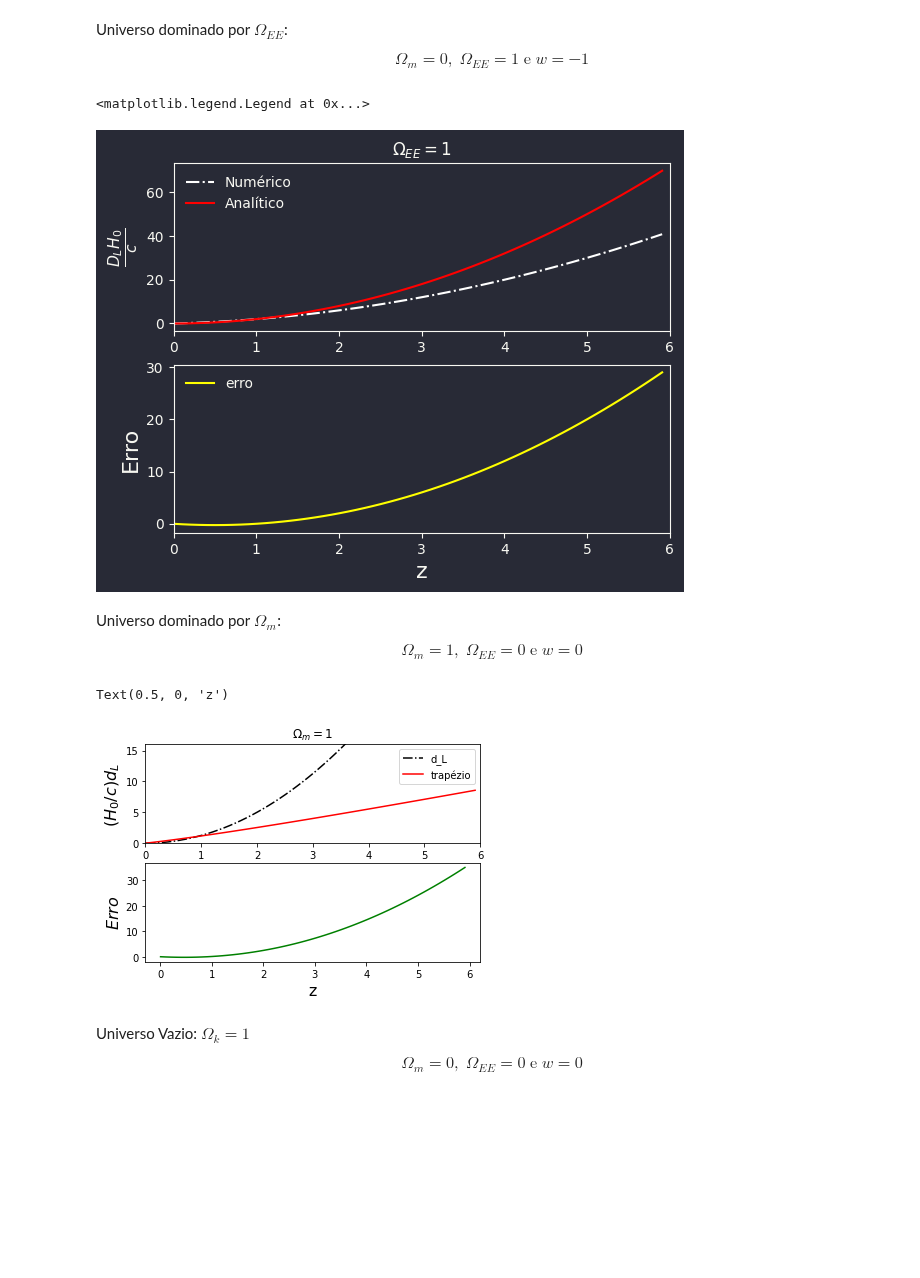
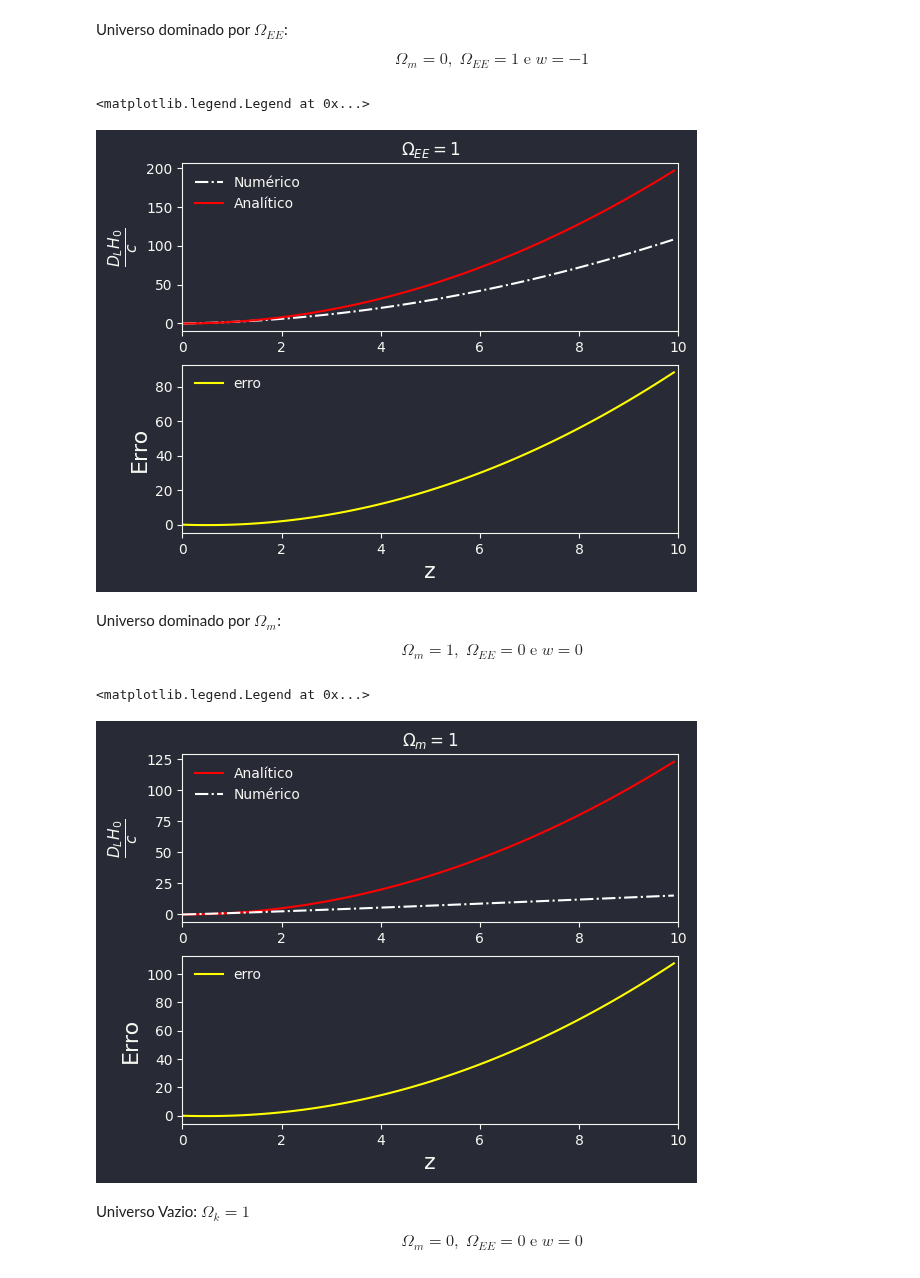
Before and after one commit to Geovannisz/SN_Ia, a Jupyter notebook: ProjetoSN_Ia.ipynb, the cells around one changed output. Drawn from its saved outputs; the diff is of its cells as text; code cells hidden in the pictures; blank space fills up the shorter version.

```diff
--- a/ProjetoSN_Ia.ipynb
+++ b/ProjetoSN_Ia.ipynb
@@ -266,14 +244,11 @@ omega_ee = 0
 w = -1
 
 eixo_y_k = np.array([])
+eixo_y_d_Lk = np.array([])
 
 for a in z:
   l = dist(a, H, omega_m, omega_ee, w)
   eixo_y_k  = np.append(eixo_y_k, (H/c)*l[0])
-
-eixo_y_d_Lk = np.array([])
-
-for a in z:
   D_L = d_Lk(a, c, H)
   eixo_y_d_Lk  = np.append(eixo_y_d_Lk, (H/c)*D_L)
 
@@ -370,7 +345,7 @@ Universo dominado por $\Omega_{EE}$:
 
 $$\Omega_m = 0,\; \Omega_{EE} = 1\;\mathrm{e}\; w = -1$$
 # %%
-z = np.arange(0.01, 6, 0.1)
+z = np.arange(0.01, 10, 0.1)
 c = 3*10**5 # km/s
 H = 70 #km/(s*Mpc)
 omega_m = 0
@@ -384,10 +359,8 @@ eixo_y_EE = np.array([])
 for a in z:
   l = dist(a, H, omega_m, omega_ee, w)
   eixo_y_EE  = np.append(eixo_y_EE, (H/c)*l[0])
-
-for a in z:
-  l = d_L(a, omega_m, omega_ee, dh)
-  eixo_y_d_L  = np.append(eixo_y_d_L, (H/c)*l)
+  D_l = d_L(a, omega_m, omega_ee, dh)
+  eixo_y_d_L  = np.append(eixo_y_d_L, (H/c)*D_l)
 
 erro = eixo_y_d_L - eixo_y_EE
 
@@ -398,59 +371,59 @@ plt.plot(z, eixo_y_d_L, linestyle='-', color='red', label = 'Analítico')
 plt.title('$\\Omega_{EE} = 1$')
 plt.ylabel('$\\frac{D_{L}H_{0}}{c}$', fontsize=16)
 plt.xlabel('z', fontsize=16)
-plt.xlim(0, 6)
+plt.xlim(0, 10)
 plt.legend()
 plt.subplot(2, 1, 2)
 plt.plot(z, erro, linestyle='-', color='yellow', label = 'erro')
 plt.ylabel('Erro', fontsize=16)
 plt.xlabel('z', fontsize=16)
-plt.xlim(0, 6)
+plt.xlim(0, 10)
 plt.legend()
 # %% [output]
 <matplotlib.legend.Legend at 0x...>
-[figure, old version]
+[figure, new version]
 # %% [markdown]
 Universo dominado por $\Omega_{m}$:
 
 $$\Omega_m = 1, \;\Omega_{EE} = 0\; \mathrm{e}\; w = 0$$
 # %%
-z = np.arange(0.01, 6, 0.1)
+z = np.arange(0.01, 10, 0.1)
 c = 3*10**5 # km/s
 H = 70 #km/(s*Mpc)
 omega_m = 1
 omega_ee = 0
 w = 0
 dh = c/H
 
 eixo_y_d_L = np.array([])
-for a in z:
-  l = d_L(a, omega_m, omega_ee, dh)
-  eixo_y_d_L  = np.append(eixo_y_d_L, (H/c)*l)
-
 eixo_y_m = np.array([])
 
 for a in z:
   l = dist(a, H, 1, 0, 0)
   eixo_y_m  = np.append(eixo_y_m, (H/c)*l[0])
+  D_l = d_L(a, omega_m, omega_ee, dh)
+  eixo_y_d_L  = np.append(eixo_y_d_L, (H/c)*D_l)
 
 erro = eixo_y_d_L - eixo_y_m
 
+plt.style.use(matplotx.styles.dracula)
 plt.subplot(2, 1, 1)
-plt.plot(z,eixo_y_d_L, 's', marker='', linestyle='dashdot', color='black', label = 'd_L')
-plt.plot(z,eixo_y_m, 's', marker='', linestyle='-', color='red', label = 'trapézio')
-plt.title('$\Omega_{m} = 1$')
-plt.ylabel('$(H_{0}/c)d_{L}$', fontsize=16)
+plt.plot(z, eixo_y_d_L, linestyle='-', color='red', label = 'Analítico')
+plt.plot(z, eixo_y_m, linestyle='dashdot', color='white', label = 'Numérico')
+plt.title('$\\Omega_m = 1$')
+plt.ylabel('$\\frac{D_{L}H_{0}}{c}$', fontsize=16)
 plt.xlabel('z', fontsize=16)
-plt.ylim(0,16)
-plt.xlim(0,6)
+plt.xlim(0, 10)
 plt.legend()
 plt.subplot(2, 1, 2)
-plt.plot(z,erro, 's', marker='', linestyle='-', color='green', label = 'erro$')
-plt.ylabel('$Erro$', fontsize=16)
+plt.plot(z, erro, linestyle='-', color='yellow', label = 'erro')
+plt.ylabel('Erro', fontsize=16)
 plt.xlabel('z', fontsize=16)
+plt.xlim(0, 10)
+plt.legend()
 # %% [output]
-Text(0.5, 0, 'z')
+<matplotlib.legend.Legend at 0x...>
-[figure, old version]
+[figure, new version]
 # %% [markdown]
 Universo Vazio:  $\Omega_{k} = 1$
 
```
Also changed, not shown: parts of 3 cells of this notebook.
